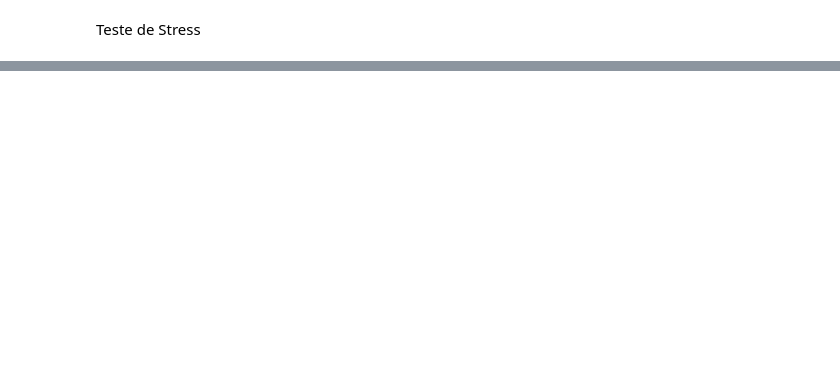
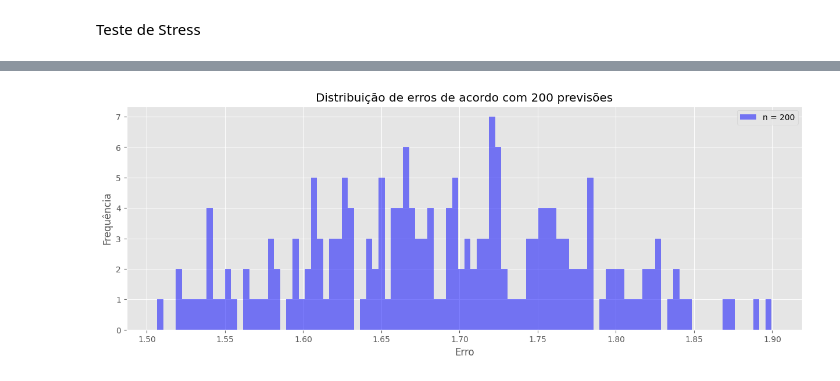
Before and after one commit to alessitomas/Netflix-Challange, a Jupyter notebook: demo.ipynb, the cells around one changed output, grey strips where cells are left out. Saved outputs shown, nothing was run; the diff lists cells and outputs as text; code cells hidden in the pictures; blank space fills up the shorter version.

```diff
--- a/demo.ipynb
+++ b/demo.ipynb
@@ -220,0 +270,10 @@ KeyboardInterrupt:
+# %%
+plt.figure(figsize=(15, 5))
+plt.hist(df_200['erro'], bins=100, alpha=0.5, label='n = 200', color='blue')
+plt.title('Distribuição de erros de acordo com 200 previsões')
+plt.xlabel('Erro')
+plt.ylabel('Frequência')
+plt.legend()
+plt.show()
+# %% [output]
+[figure, added]
```
Also changed, not shown: parts of 9 cells of this notebook, 5 other files.
